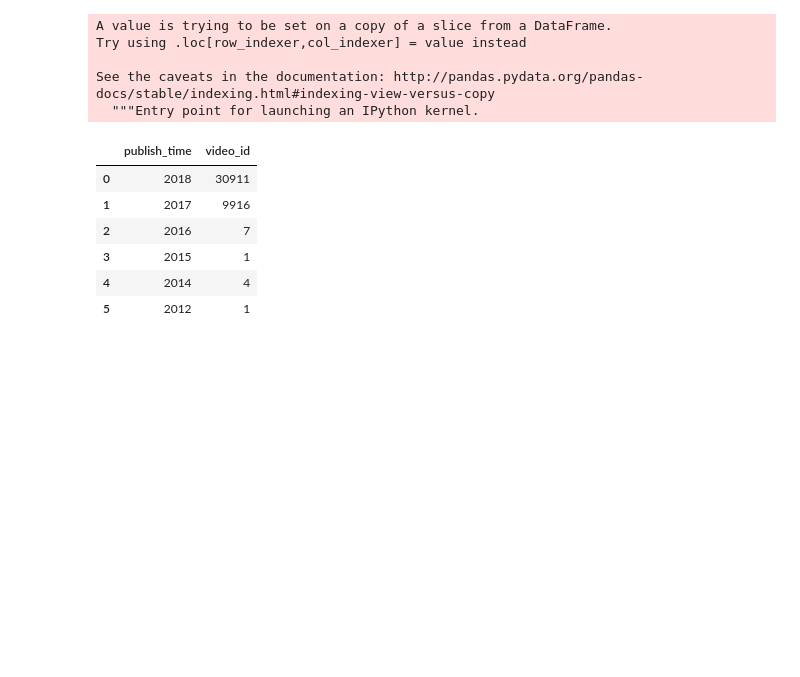
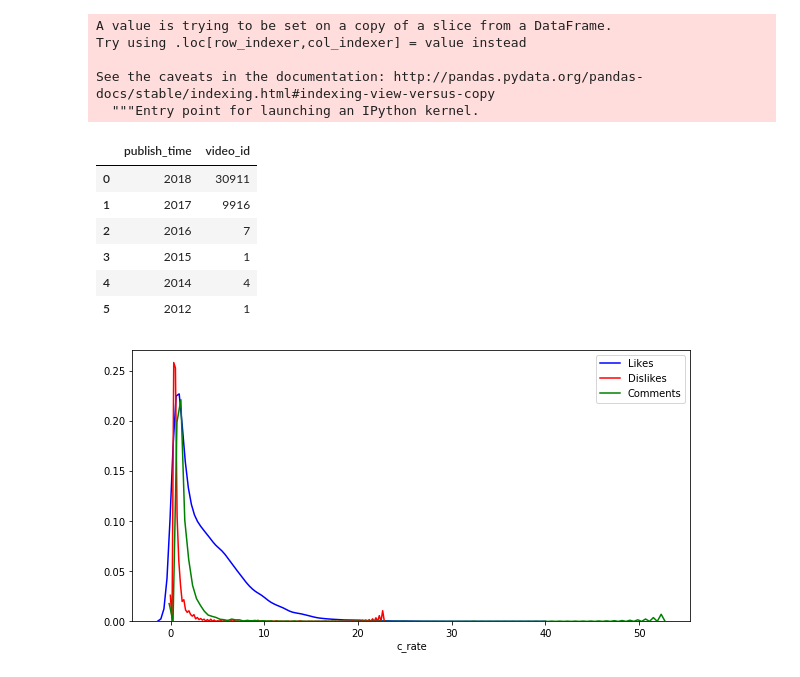
Before and after one commit to JinalRamolia/video-trending-analysis, a Jupyter notebook: youtube.ipynb, the cells around one changed output. Drawn from its saved outputs; the diff is of its cells as text; code cells hidden in the pictures; blank space fills up the shorter version.

```diff
--- a/youtube.ipynb
+++ b/youtube.ipynb
@@ -398,3 +398,14 @@ year.head(11)
 | 3 | 2015 | 1 |
 | 4 | 2014 | 4 |
 | 5 | 2012 | 1 |
+# %%
+df['l_rate']=df['likes']/df['views']*100
+df['d_rate']=df['dislikes']/df['views']*100
+df['c_rate']=df['comment_count']/df['views']*100
+# %%
+plt.figure(figsize=(10,5))
+r1=sns.distplot(df['l_rate'],color='blue',hist=False,label='Likes')
+r1=sns.distplot(df['d_rate'],color='red',hist=False,label='Dislikes')
+r1=sns.distplot(df['c_rate'],color='green',hist=False,label='Comments')
+# %% [output]
+[figure, added]
```
Also changed, not shown: parts of 31 cells of this notebook.
